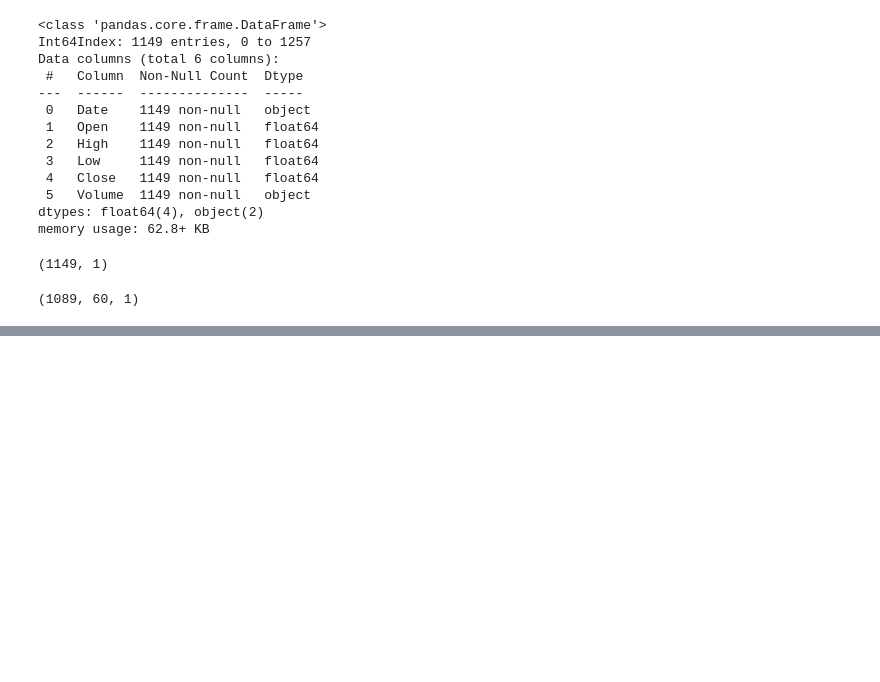
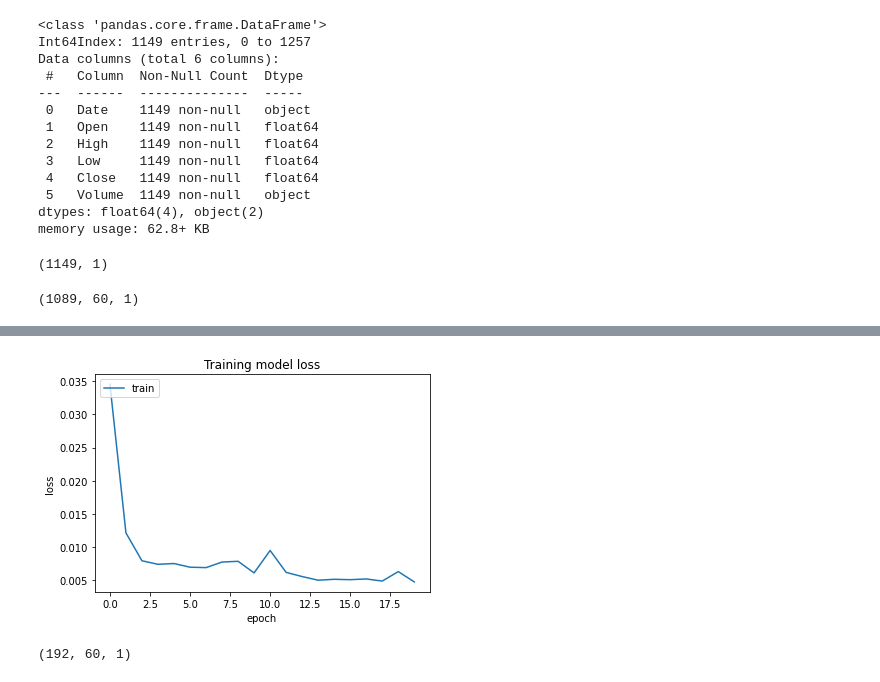
Before and after one commit to pradippatel00754/MLProjects, a Jupyter notebook: Stock_Market_Prediction_using_ML_LSTM.ipynb, the cells around one changed output, grey strips where cells are left out. Drawn from its saved outputs; the diff is of its cells as text; code cells hidden in the pictures; blank space fills up the shorter version.

```diff
--- a/Stock_Market_Prediction_using_ML_LSTM.ipynb
+++ b/Stock_Market_Prediction_using_ML_LSTM.ipynb
@@ -8,7 +8,7 @@ from sklearn.preprocessing import MinMaxScaler
 from keras.models import Sequential
 from keras.layers import Dense, LSTM,Dropout
 # %%
-data = pd.read_csv('Google_Stock_Price_Train.csv')
+data = pd.read_csv('Google_train_data.csv')
 data.head()
 # %% [output]
 |  | Date | Open | High | Low | Close | Volume |
@@ -74,3 +74,22 @@ X_train = np.reshape(X_train,(X_train.shape[0],X_train.shape[1],1)) #adding the
 X_train.shape
 # %% [output]
 (1089, 60, 1)
+# %%
+model = Sequential()
+
+model.add(LSTM(units=100, return_sequences= True, input_shape = (X_train.shape[1],1)))
+model.add(Dropout(0.2))
+
+model.add(LSTM(units=100, return_sequences= True))
+model.add(Dropout(0.2))
+
+model.add(LSTM(units=100, return_sequences= True))
+model.add(Dropout(0.2))
+
+model.add(LSTM(units=100, return_sequences= False))
+model.add(Dropout(0.2))
+
+model.add(Dense(units = 1))
+model.compile(optimizer='adam',loss='mean_squared_error')
+# %%
+hist = model.fit(X_train, Y_train, epochs=20,batch_size=32,verbose=2)
@@ -76,0 +114,31 @@ X_train.shape
+# %%
+plt.plot(hist.history['loss'])
+plt.title("Training model loss")
+plt.ylabel('loss')
+plt.xlabel('epoch')
+plt.legend(['train'], loc='upper left')
+plt.show()
+# %% [output]
+[figure, added]
+# %%
+testData = pd.read_csv('Google_test_data.csv')
+testData['Close'] = pd.to_numeric(testData.Close,errors='coerce')
+testData = testData.dropna()
+testData = testData.iloc[:,4:5]
+Y_test = testData.iloc[60:,0:].values
+
+#input array for the model
+inputClosing = testData.iloc[:,0:].values
+inputClosing_scaled = sc.transform(inputClosing)
+inputClosing_scaled.shape
+X_test = []
+length = len(testData)
+timestep = 60
+for i in range(timestep,length):
+  X_test.append(inputClosing_scaled[i-timestep:i,0])
+
+X_test = np.array(X_test)
+X_test = np.reshape(X_test,(X_test.shape[0],X_test.shape[1],1))
+X_test.shape
+# %% [output]
+(192, 60, 1)
```
Also changed, not shown: parts of 4 cells of this notebook.
